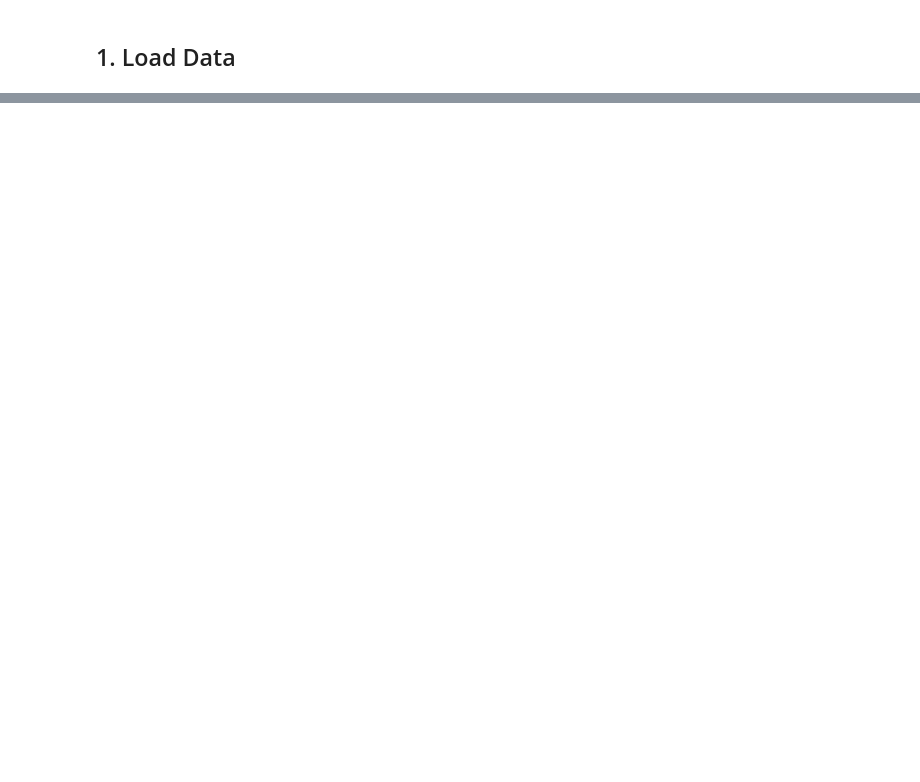
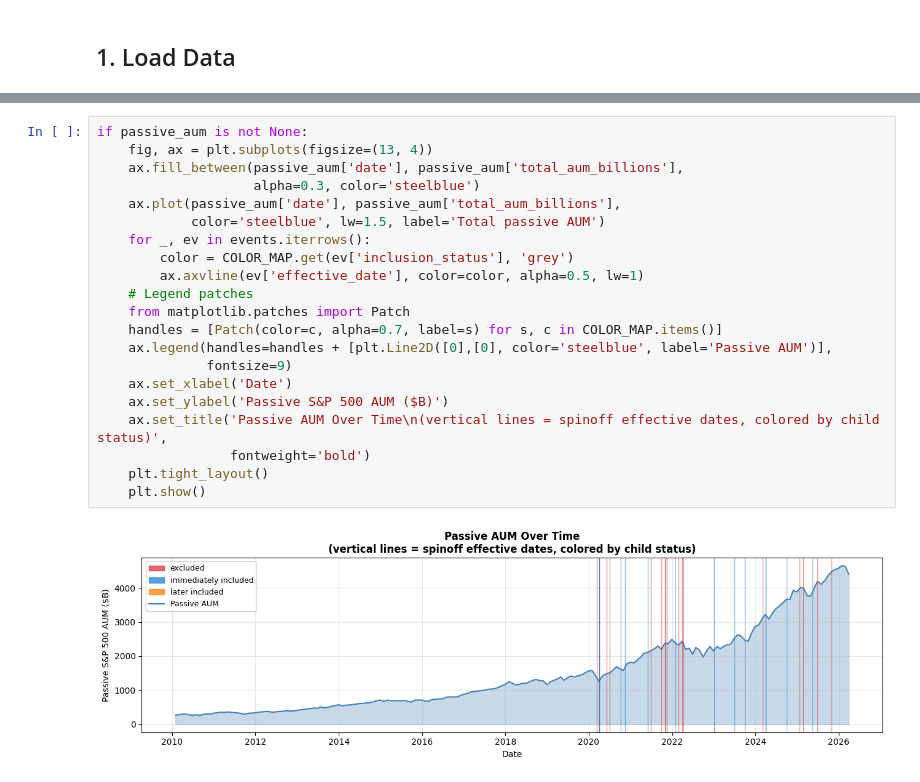
Before and after one commit to ElouanBahri/index-spinoff-arbitrage, a Jupyter notebook: eda.ipynb, the cells around one changed output, grey strips where cells are left out. Drawn from its saved outputs; the diff is of its cells as text; blank space fills up the shorter version.

```diff
--- a/eda.ipynb
+++ b/eda.ipynb
@@ -847,0 +441,23 @@ DATA COVERAGE
+# %%
+if passive_aum is not None:
+    fig, ax = plt.subplots(figsize=(13, 4))
+    ax.fill_between(passive_aum['date'], passive_aum['total_aum_billions'],
+                    alpha=0.3, color='steelblue')
+    ax.plot(passive_aum['date'], passive_aum['total_aum_billions'],
+            color='steelblue', lw=1.5, label='Total passive AUM')
+    for _, ev in events.iterrows():
+        color = COLOR_MAP.get(ev['inclusion_status'], 'grey')
+        ax.axvline(ev['effective_date'], color=color, alpha=0.5, lw=1)
+    # Legend patches
+    from matplotlib.patches import Patch
+    handles = [Patch(color=c, alpha=0.7, label=s) for s, c in COLOR_MAP.items()]
+    ax.legend(handles=handles + [plt.Line2D([0],[0], color='steelblue', label='Passive AUM')],
+              fontsize=9)
+    ax.set_xlabel('Date')
+    ax.set_ylabel('Passive S&P 500 AUM ($B)')
+    ax.set_title('Passive AUM Over Time\n(vertical lines = spinoff effective dates, colored by child status)',
+                 fontweight='bold')
+    plt.tight_layout()
+    plt.show()
+# %% [output]
+[figure, added]
```
Also changed, not shown: parts of 64 cells of this notebook, 1 other file.
